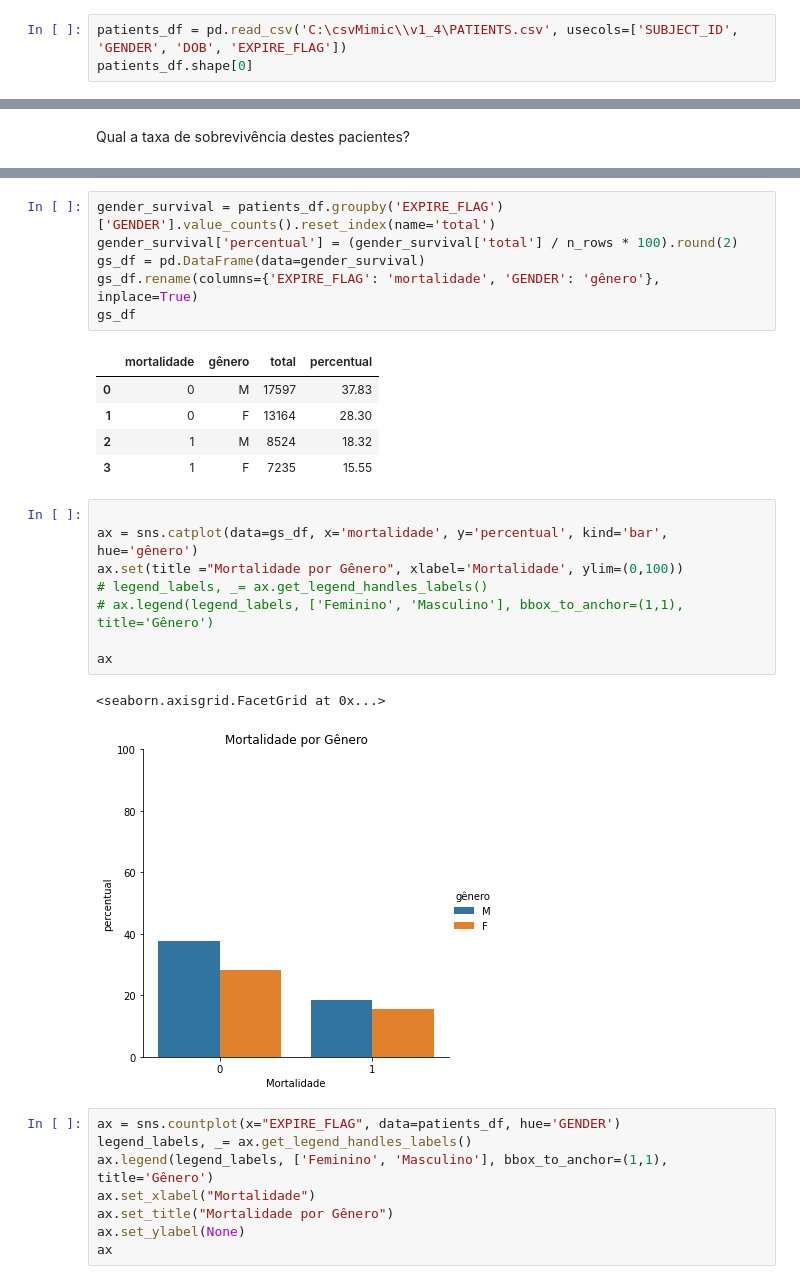
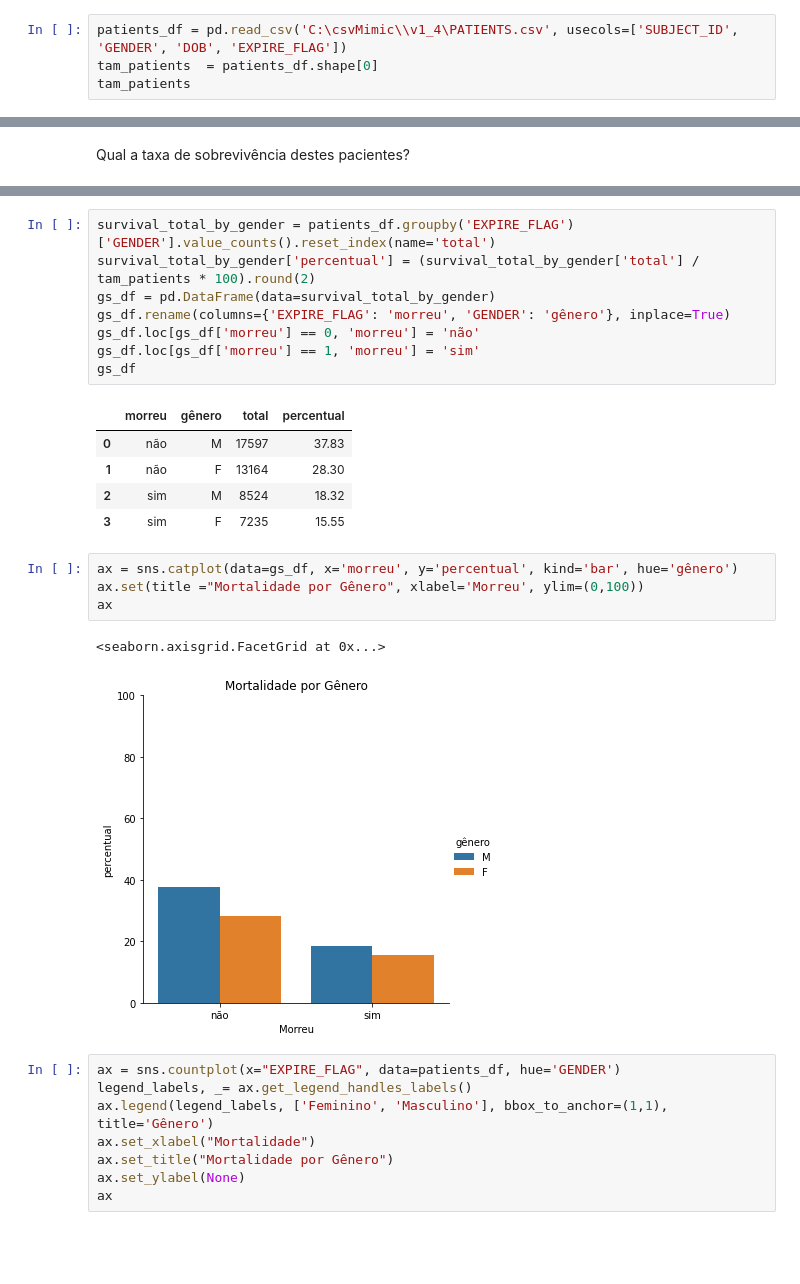
Before and after one commit to camila-cg/mimic-3, a Jupyter notebook: análise-exploratória.ipynb, the cells around one changed output, grey strips where cells are left out. Drawn from its saved outputs; the diff is of its cells as text; blank space fills up the shorter version.

```diff
--- a/análise-exploratória.ipynb
+++ b/análise-exploratória.ipynb
@@ -27,7 +30,8 @@ import seaborn as sns
 Número de pacientes
 # %%
 patients_df = pd.read_csv('C:\csvMimic\\v1_4\PATIENTS.csv', usecols=['SUBJECT_ID', 'GENDER', 'DOB', 'EXPIRE_FLAG'])
-patients_df.shape[0]
+tam_patients  = patients_df.shape[0]
+tam_patients
 # %% [output]
 46520
 # %% [markdown]
@@ -67,26 +63,24 @@ survival_df
 # %%
-gender_survival = patients_df.groupby('EXPIRE_FLAG')['GENDER'].value_counts().reset_index(name='total')
-gender_survival['percentual'] = (gender_survival['total'] / n_rows * 100).round(2)
-gs_df = pd.DataFrame(data=gender_survival)
-gs_df.rename(columns={'EXPIRE_FLAG': 'mortalidade', 'GENDER': 'gênero'}, inplace=True)
+survival_total_by_gender = patients_df.groupby('EXPIRE_FLAG')['GENDER'].value_counts().reset_index(name='total')
+survival_total_by_gender['percentual'] = (survival_total_by_gender['total'] / tam_patients * 100).round(2)
+gs_df = pd.DataFrame(data=survival_total_by_gender)
+gs_df.rename(columns={'EXPIRE_FLAG': 'morreu', 'GENDER': 'gênero'}, inplace=True)
+gs_df.loc[gs_df['morreu'] == 0, 'morreu'] = 'não'
+gs_df.loc[gs_df['morreu'] == 1, 'morreu'] = 'sim'
 gs_df
 # %% [output]
-|  | mortalidade | gênero | total | percentual |
-| 0 | 0 | M | 17597 | 37.83 |
-| 1 | 0 | F | 13164 | 28.30 |
-| 2 | 1 | M | 8524 | 18.32 |
-| 3 | 1 | F | 7235 | 15.55 |
+|  | morreu | gênero | total | percentual |
+| 0 | não | M | 17597 | 37.83 |
+| 1 | não | F | 13164 | 28.30 |
+| 2 | sim | M | 8524 | 18.32 |
+| 3 | sim | F | 7235 | 15.55 |
 # %%
-
-ax = sns.catplot(data=gs_df, x='mortalidade', y='percentual', kind='bar', hue='gênero')
-ax.set(title ="Mortalidade por Gênero", xlabel='Mortalidade', ylim=(0,100))
-# legend_labels, _= ax.get_legend_handles_labels()
-# ax.legend(legend_labels, ['Feminino', 'Masculino'], bbox_to_anchor=(1,1), title='Gênero')
-
+ax = sns.catplot(data=gs_df, x='morreu', y='percentual', kind='bar', hue='gênero')
+ax.set(title ="Mortalidade por Gênero", xlabel='Morreu', ylim=(0,100))
 ax
 # %% [output]
 <seaborn.axisgrid.FacetGrid at 0x...>
-[figure, old version]
+[figure, new version]
 # %%
 ax = sns.countplot(x="EXPIRE_FLAG", data=patients_df, hue='GENDER')
 legend_labels, _= ax.get_legend_handles_labels()
```
Also changed, not shown: parts of 38 cells of this notebook.
